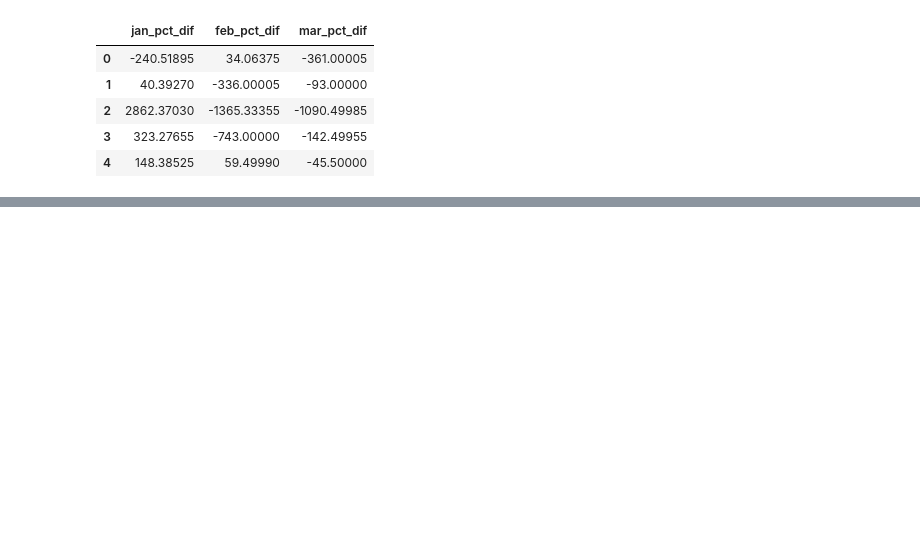
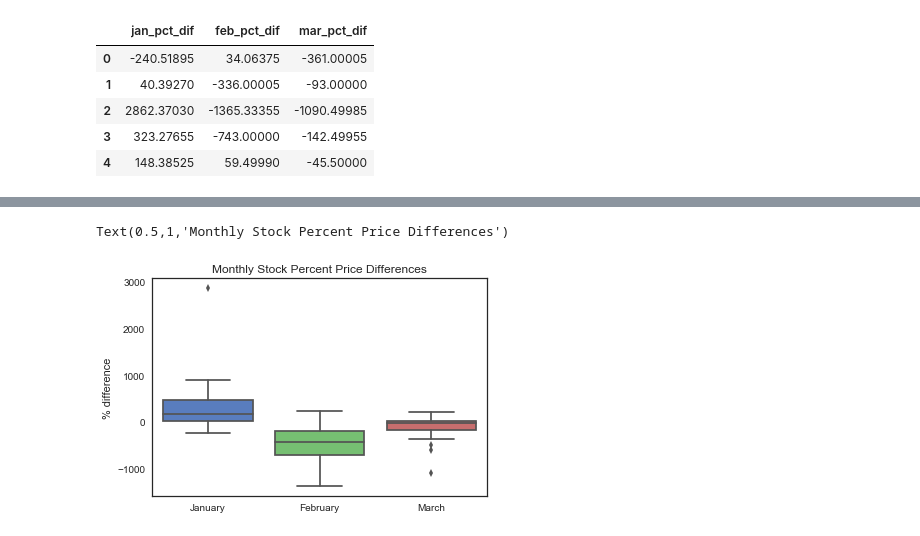
Before and after one commit to jgross962/515Project, a Jupyter notebook: bayesian-analysis.ipynb, the cells around one changed output, grey strips where cells are left out. Drawn from its saved outputs; the diff is of its cells as text; code cells hidden in the pictures; blank space fills up the shorter version.

```diff
--- a/bayesian-analysis.ipynb
+++ b/bayesian-analysis.ipynb
@@ -150,0 +159,10 @@ y_test = priceDifs["mar_pct_dif"]
+# %%
+# now let's plot the monthly stock percent differences
+ax = sns.boxplot(data=priceDifs.rename(index=str, columns={"jan_pct_dif": "January",
+                                                           "feb_pct_dif": "February", "mar_pct_dif": "March"}))
+
+ax.set(ylabel='% difference')
+ax.set_title("Monthly Stock Percent Price Differences")
+# %% [output]
+Text(0.5,1,'Monthly Stock Percent Price Differences')
+[figure, added]
```
Also changed, not shown: parts of 8 cells of this notebook.
